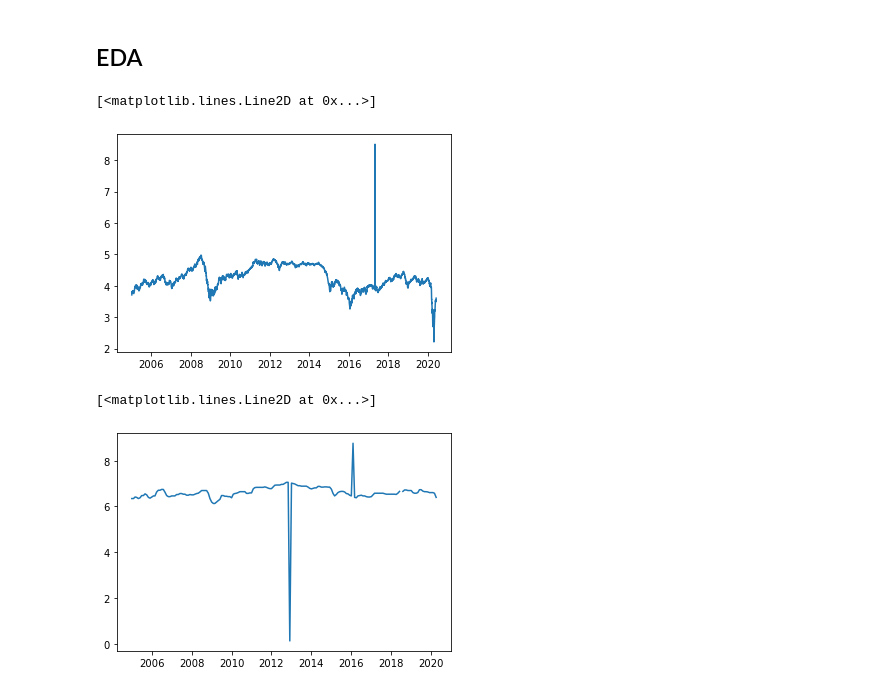
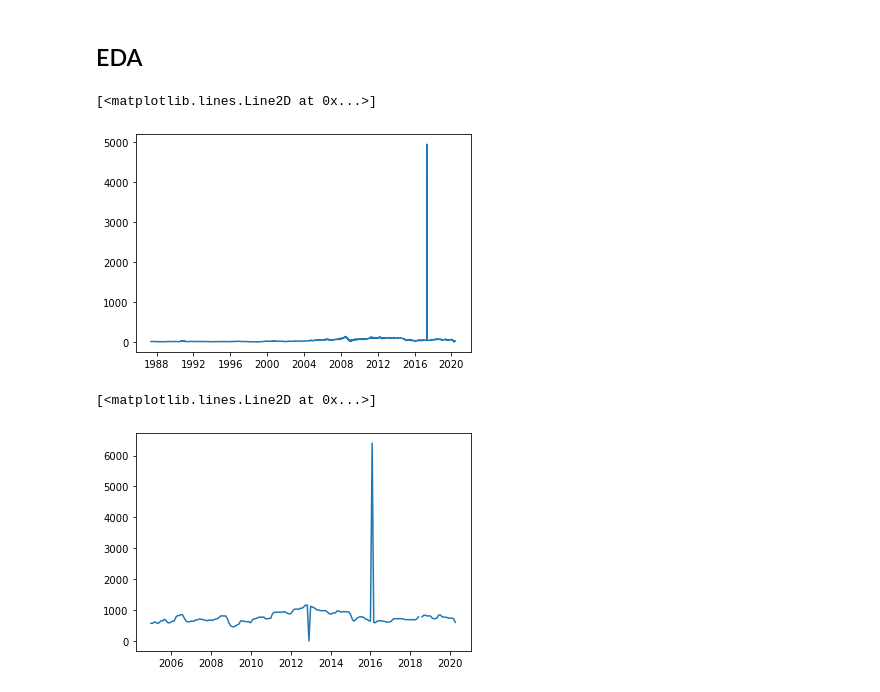
Before and after one commit to ievazzade/ML_Projects, a Jupyter notebook: IFF_DS_CaseStudy/IFF Data Science Case Study/IFF_DS_CaseStudy.ipynb, the cells around one changed output. Cells and saved outputs as stored; diff of their text form; code cells hidden in the pictures.

```diff
--- a/IFF_DS_CaseStudy/IFF Data Science Case Study/IFF_DS_CaseStudy.ipynb
+++ b/IFF_DS_CaseStudy/IFF Data Science Case Study/IFF_DS_CaseStudy.ipynb
@@ -12,0 +12,7 @@ ingredient = pd.read_csv('./ingredient_prices.csv')
+# %%
+oil = pd.read_csv('./oil_prices.csv')
+oil['Date'] = pd.to_datetime(oil.Date)
+oil['Price'] = [float(str(i).replace(",", ".")) for i in oil['Price']]
+oil.set_index('Date', inplace=True)
+oil = oil.loc['2005':]
+oil.head()
@@ -25,3 +60,0 @@ dtype: int64
-# %%
-oil['Date'] = oil['Date'].astype('datetime64[ns]')
-oil['Price'] = [float(str(i).replace(",", ".")) for i in oil['Price']]
@@ -30,0 +107,5 @@ ingredient['Price'] = [float(str(i).replace(",", ".")) for i in ingredient['Pric
+# %%
+oil['lagged'] = oil.Price.shift(periods=-90)
+oil['shifted'] = oil.Price.shift(periods=90)
+oil.plot(subplots=True)
+plt.show()
@@ -54,12 +137,12 @@ ingredient[ingredient.Price.isnull()]
 # %% [markdown]
 ## EDA
 # %%
-plt.plot(oil.Date, np.log(oil.Price))
+plt.plot(oil.Date, oil.Price)
 # %% [output]
 [<matplotlib.lines.Line2D at 0x...>]
-[figure, old version]
+[figure, new version]
 # %%
-plt.plot(ingredient.Date, np.log(ingredient.Price))
+plt.plot(ingredient.Date,ingredient.Price)
 # %% [output]
 [<matplotlib.lines.Line2D at 0x...>]
-[figure, old version]
+[figure, new version]
```
Also changed, not shown: parts of 29 cells of this notebook.
